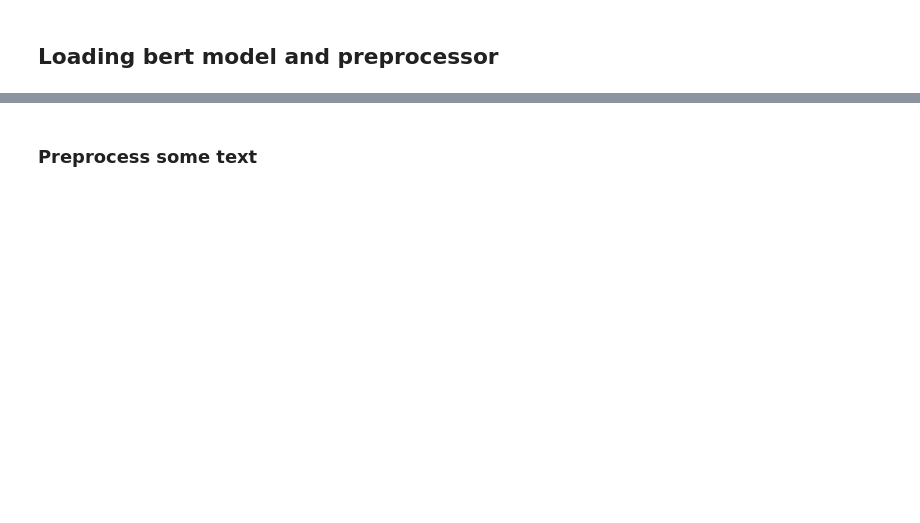
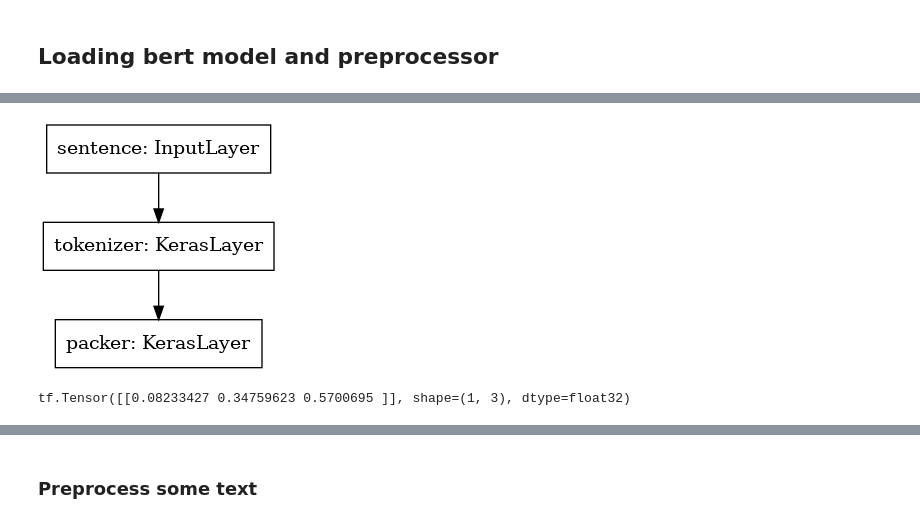
Before and after one commit to hugocedervall/stock-news-price-prediction, a Jupyter notebook: bert_test.ipynb, the cells around one changed output, grey strips where cells are left out. Cells and saved outputs as stored; diff of their text form; code cells hidden in the pictures; blank space fills up the shorter version.

Commit message:
Small updates on baseline and bert

```diff
--- a/bert_test.ipynb
+++ b/bert_test.ipynb
@@ -108,6 +83,9 @@ train_data
 small_bert_url = "https://tfhub.dev/tensorflow/small_bert/bert_en_uncased_L-4_H-512_A-8/1"
 small_bert_preprocessor = "https://tfhub.dev/tensorflow/bert_en_uncased_preprocess/2"
 
+
 #TODO: fix sequence length?
+seq_length=512
 bert_preprocess_model = hub.KerasLayer(small_bert_preprocessor)
+bert_preprocess = hub.load(small_bert_preprocessor)
 bert_model = hub.KerasLayer(small_bert_url)
@@ -113,0 +142,13 @@ bert_model = hub.KerasLayer(small_bert_url)
+# %%
+test_preprocess_model = make_bert_preprocess_model(['sentence'])
+test_text = [np.array(['some random test sentence']),
+             np.array(['another sentence'])]
+text_preprocessed = test_preprocess_model(test_text)
+
+print('Keys           : ', list(text_preprocessed.keys()))
+print('Shape Word Ids : ', text_preprocessed['input_word_ids'].shape)
+print('Word Ids       : ', text_preprocessed['input_word_ids'][0, :16])
+print('Shape Mask     : ', text_preprocessed['input_mask'].shape)
+print('Input Mask     : ', text_preprocessed['input_mask'][0, :16])
+print('Shape Type Ids : ', text_preprocessed['input_type_ids'].shape)
+print('Type Ids       : ', text_preprocessed['input_type_ids'][0, :16])
@@ -113,0 +165,4 @@ bert_model = hub.KerasLayer(small_bert_url)
+# %%
+tf.keras.utils.plot_model(test_preprocess_model)
+# %% [output]
+[figure, added]
@@ -113,0 +183,6 @@ bert_model = hub.KerasLayer(small_bert_url)
+# %%
+test_classifier_model = build_classifier_model(3)
+bert_raw_result = test_classifier_model(text_preprocessed)
+print(bert_raw_result)
+# %% [output]
+tf.Tensor([[0.08233427 0.34759623 0.5700695 ]], shape=(1, 3), dtype=float32)
```
Also changed, not shown: parts of 42 cells of this notebook, 1 other file.
